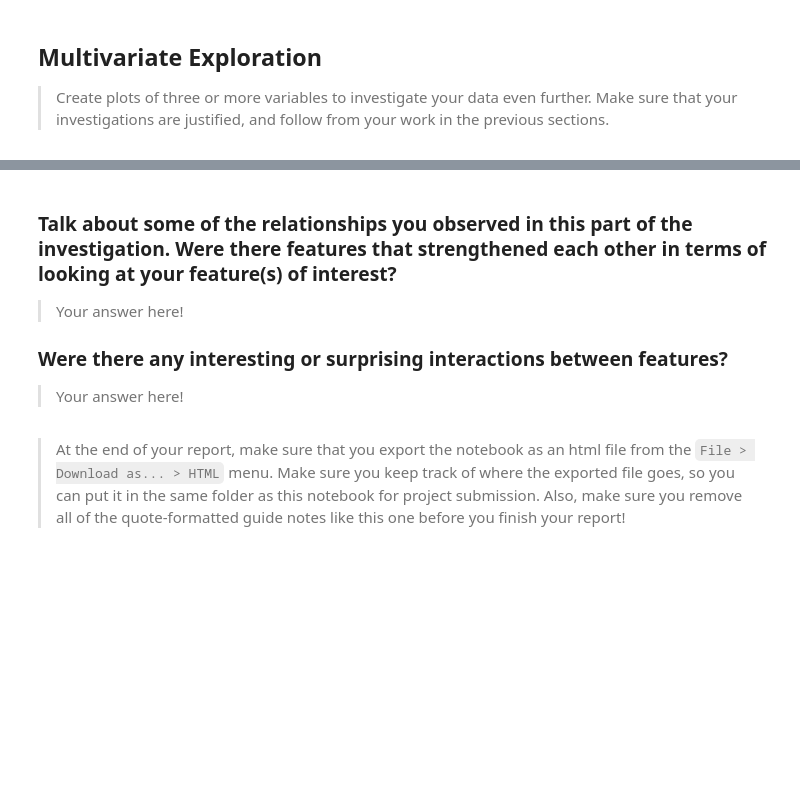
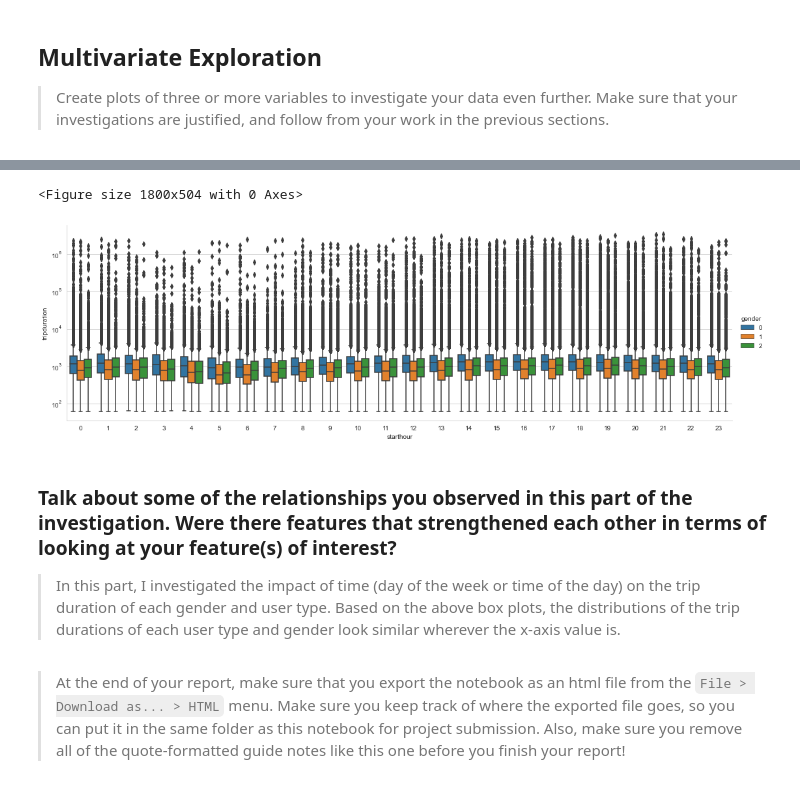
Before and after one commit to Aete/DAND_data_visualization, a Jupyter notebook: exploration.ipynb, the cells around one changed output, grey strips where cells are left out. Cells and saved outputs as stored; diff of their text form; code cells hidden in the pictures; blank space fills up the shorter version.

```diff
--- a/exploration_template.ipynb
+++ b/exploration.ipynb
@@ -698,11 +713,15 @@ df_bike.head()
+# %%
+plt.figure(figsize=(25,7))
+sns.catplot(x="starthour", y="tripduration", hue="gender",
+            kind="box", aspect=3, data=df_bike);
+plt.yscale('log');
+# %% [output]
+<Figure size 1800x504 with 0 Axes>
+[figure, added]
 # %% [markdown]
 ### Talk about some of the relationships you observed in this part of the investigation. Were there features that strengthened each other in terms of looking at your feature(s) of interest?
 
-> Your answer here!
-
-### Were there any interesting or surprising interactions between features?
-
-> Your answer here!
+> In this part, I investigated the impact of time (day of the week or time of the day) on the trip duration of each gender and user type. Based on the above box plots, the distributions of the trip durations of each user type and gender look similar wherever the x-axis value is.
 # %% [markdown]
 > At the end of your report, make sure that you export the notebook as an
 html file from the `File > Download as... > HTML` menu. Make sure you keep
```
Also changed, not shown: parts of 4 cells of this notebook, 1 other file.
